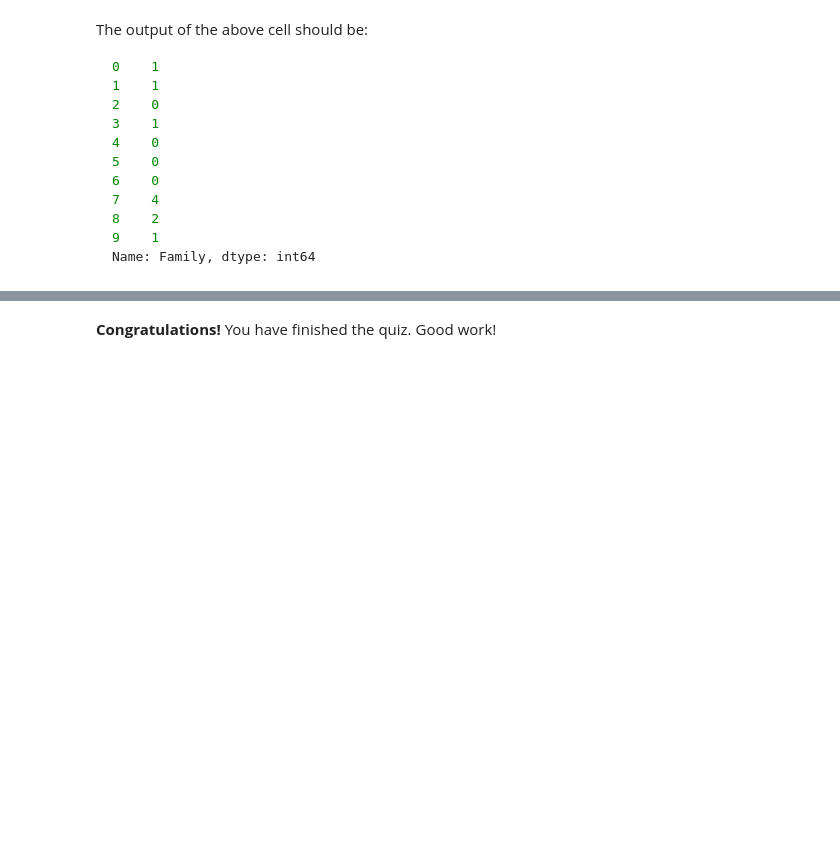
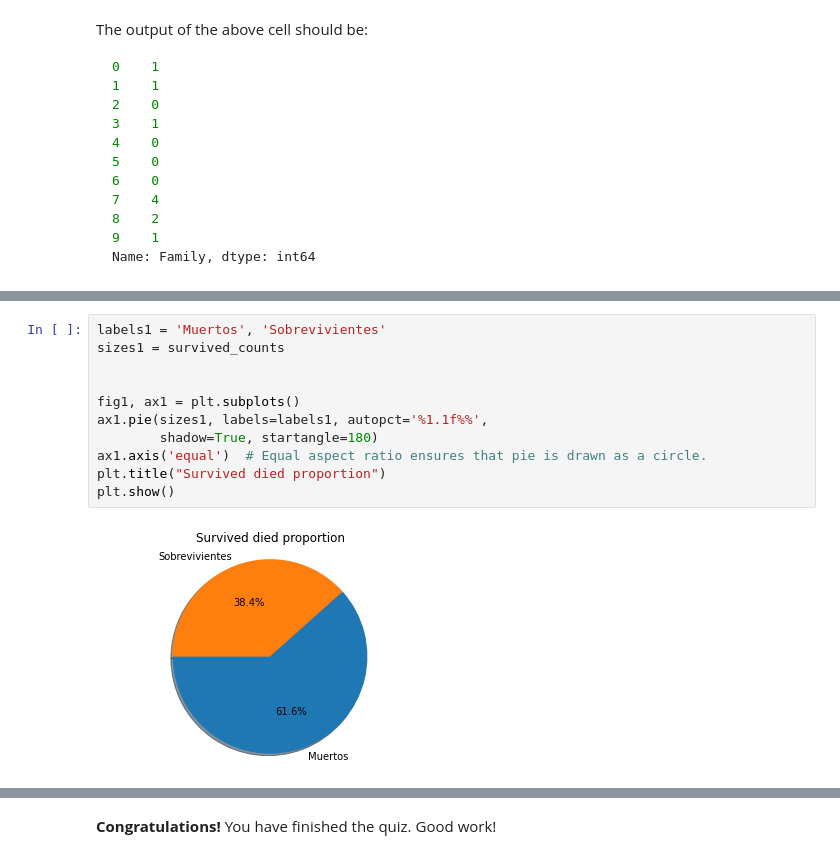
Before and after one commit to dmojicam/AlgorithmsUN2022II, a Jupyter notebook: Quiz2/dmojicam_Quiz_2_Python_Pandas_UNCode.ipynb, the cells around one changed output, grey strips where cells are left out. Cells and saved outputs as stored; diff of their text form; blank space fills up the shorter version.

```diff
--- a/Quiz2/dmojicam_Quiz_2_Python_Pandas_UNCode.ipynb
+++ b/Quiz2/dmojicam_Quiz_2_Python_Pandas_UNCode.ipynb
@@ -691,0 +727,13 @@ Name: Family, dtype: int64
+# %%
+labels1 = 'Muertos', 'Sobrevivientes'
+sizes1 = survived_counts
+
+
+fig1, ax1 = plt.subplots()
+ax1.pie(sizes1, labels=labels1, autopct='%1.1f%%',
+        shadow=True, startangle=180)
+ax1.axis('equal')  # Equal aspect ratio ensures that pie is drawn as a circle.
+plt.title("Survived died proportion")
+plt.show()
+# %% [output]
+[figure, added]
```
Also changed, not shown: parts of 14 cells of this notebook.
